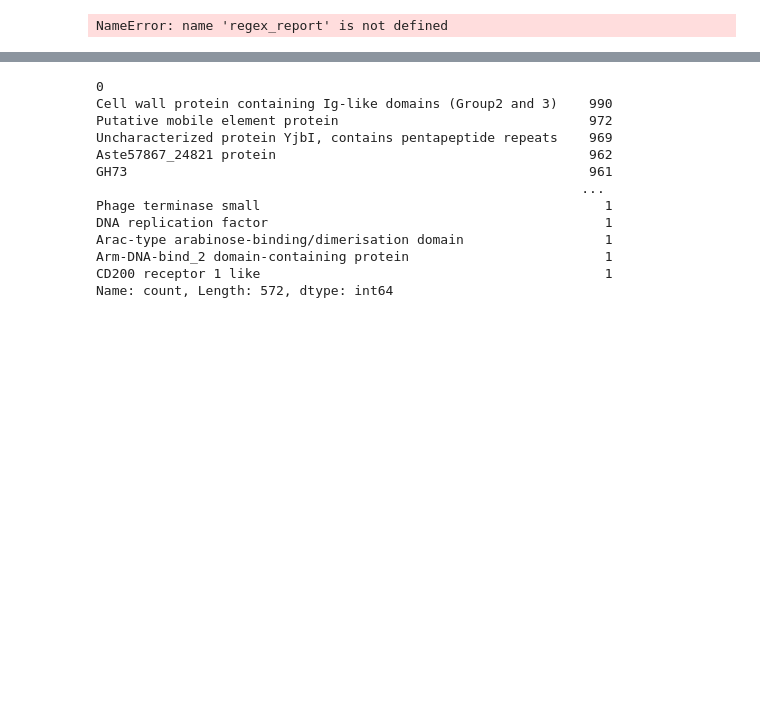
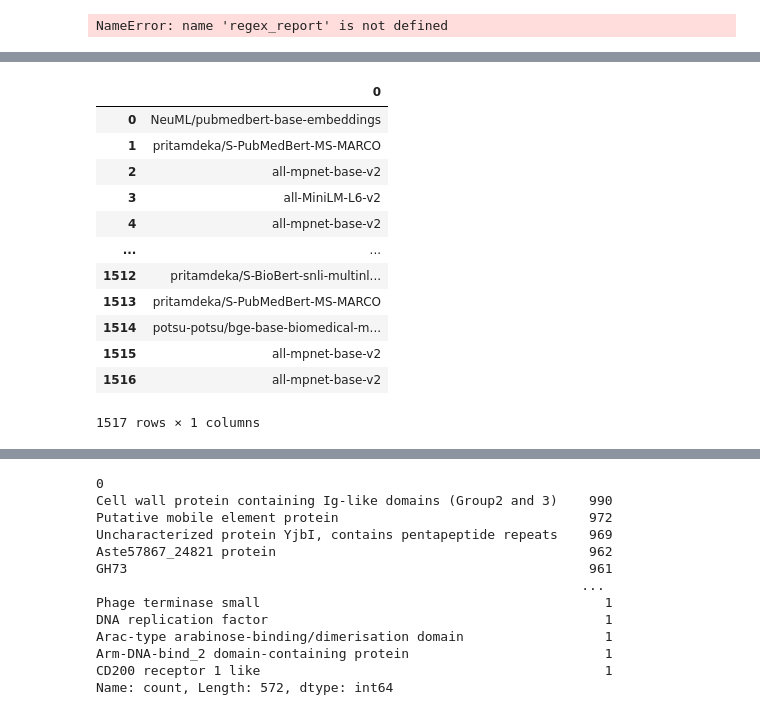
Before and after one commit to ElonGawi/Viral-Annotation-Classifier, a Jupyter notebook: evaluate_models.ipynb, the cells around one changed output, grey strips where cells are left out. Saved outputs shown, nothing was run; the diff lists cells and outputs as text; code cells hidden in the pictures; blank space fills up the shorter version.

```diff
--- a/evaluate_models.ipynb
+++ b/evaluate_models.ipynb
@@ -78,0 +111,9 @@ report_compare = ReportsComparison(reports)
+# %%
+import json
+infos = []
+for r in filtered_df["Model_info"]:
+    s = r.split(" || ")[1]
+    m = r.split(" || ")[0].split(", ")[1][:-1]
+    mi = eval(s)
+    mi["model"] = m
+    infos.append(mi)
@@ -82,0 +168,20 @@ report_compare.show_comparison_table()
+# %%
+self = report_compare
+df = self.get_comparison_df()
+df["Model_embb"] = df["Model_info"].str.extract(r"'emebbder__name':\s*'(.*?)'")
+# %%
+df["Model_info"].str.extract(r"'emebbder__name':\s*'(.*?)'")
+# %% [output]
+|  | 0 |
+| 0 | NeuML/pubmedbert-base-embeddings |
+| 1 | pritamdeka/S-PubMedBert-MS-MARCO |
+| 2 | all-mpnet-base-v2 |
+| 3 | all-MiniLM-L6-v2 |
+| 4 | all-mpnet-base-v2 |
+| ... | ... |
+| 1512 | pritamdeka/S-BioBert-snli-multinl... |
+| 1513 | pritamdeka/S-PubMedBert-MS-MARCO |
+| 1514 | potsu-potsu/bge-base-biomedical-m... |
+| 1515 | all-mpnet-base-v2 |
+| 1516 | all-mpnet-base-v2 |
+1517 rows × 1 columns
```
Also changed, not shown: parts of 29 cells of this notebook, 11 other files.
